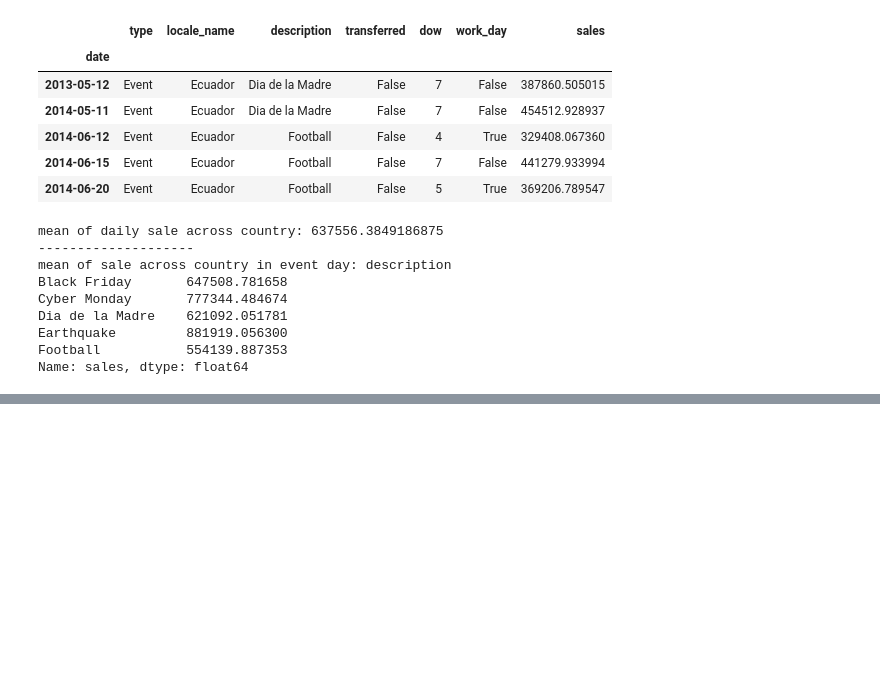
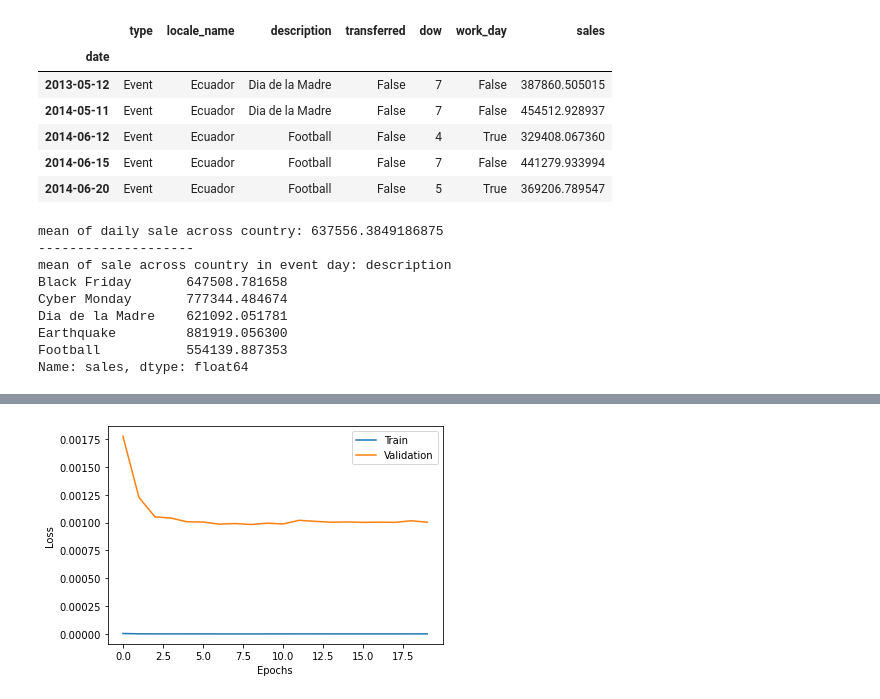
Before and after one commit to pascalHuang/Kaggle-Store-Sales, a Jupyter notebook: Store Sales - Time Series Forecasting.ipynb, the cells around one changed output, grey strips where cells are left out. Drawn from its saved outputs; the diff is of its cells as text; code cells hidden in the pictures; blank space fills up the shorter version.

```diff
--- a/Store Sales - Time Series Forecasting.ipynb
+++ b/Store Sales - Time Series Forecasting.ipynb
@@ -538,0 +697,28 @@ Name: sales, dtype: float64
+# %%
+from keras.models import Sequential
+from keras.layers import LSTM, Dense, Dropout, RepeatVector, TimeDistributed
+
+def Multi_Step_LSTM_model():
+
+    # Use Keras sequential model
+    model = Sequential()
+
+    # First LSTM layer with Dropout regularisation; Set return_sequences to True to feed outputs to next layer
+    model.add(LSTM(units = 50, activation='relu', return_sequences = True, input_shape = (history_input, num_feature_input)))
+    model.add(Dropout(0.2))
+
+    # Second LSTM layer with Dropout regularisation; Set return_sequences to True to feed outputs to next layer
+    model.add(LSTM(units = 50,  activation='relu', return_sequences = True))
+    model.add(Dropout(0.2))
+
+    # Final LSTM layer with Dropout regularisation; Set return_sequences to False since now we will be predicting with the output layer
+    model.add(LSTM(units = 50))
+    model.add(Dropout(0.2))
+
+    # The output layer with linear activation to predict Open stock price
+    model.add(Dense(units=1, activation = "linear"))
+
+    return model
+# %%
+model = Multi_Step_LSTM_model()
+model.summary()
@@ -538,0 +743,4 @@ Name: sales, dtype: float64
+# %%
+model.compile(optimizer='adam', loss='mean_squared_error', metrics = ['mae', 'MeanAbsoluteError'])
+# %%
+model.fit_generator(generator, steps_per_epoch=len(generator), epochs=20, verbose=2)
@@ -538,0 +766,9 @@ Name: sales, dtype: float64
+# %%
+plt.plot(model.history.history['loss'])
+plt.plot(model.history.history['mae'])
+plt.xlabel("Epochs")
+plt.ylabel("Loss")
+plt.legend(['Train', 'Validation'])
+plt.show()
+# %% [output]
+[figure, added]
```
Also changed, not shown: parts of 68 cells of this notebook.
